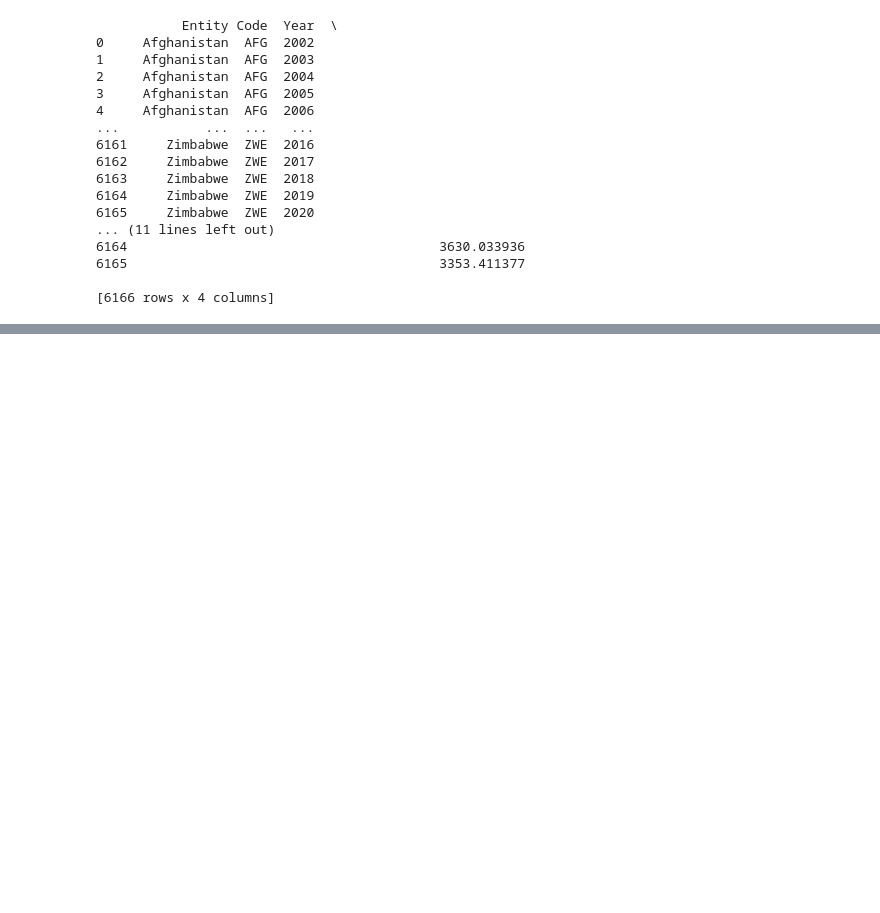
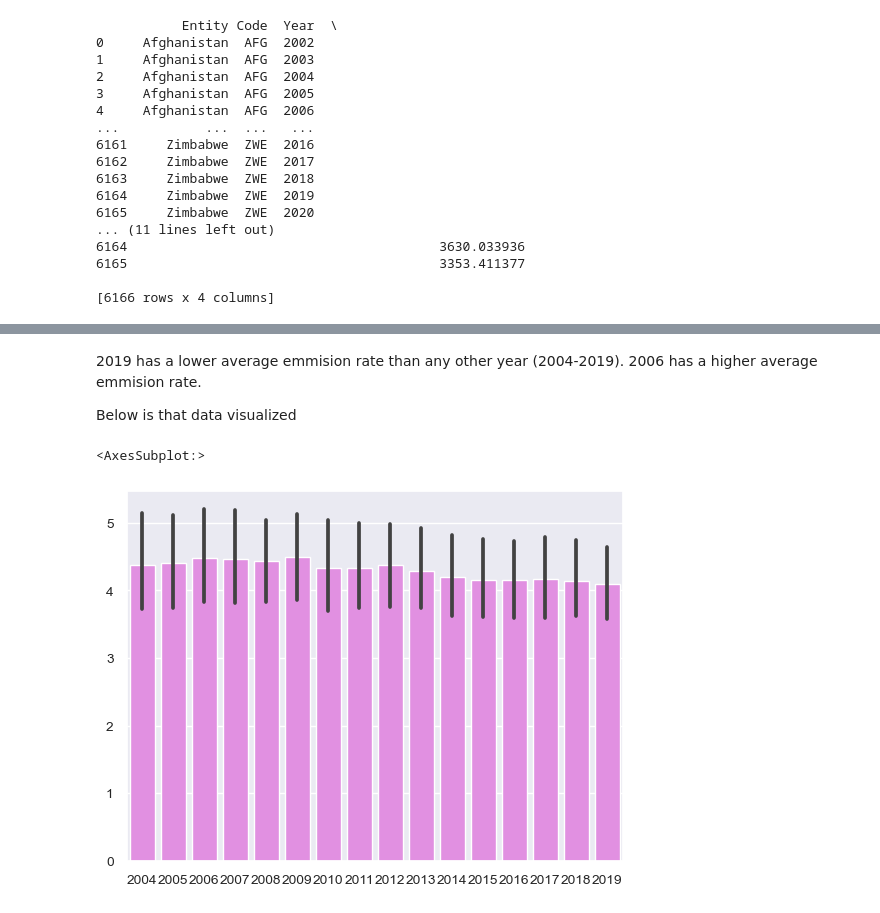
Before and after one commit to ubco-W2022T1-cosc301/project-group42, a Jupyter notebook: notebooks/analysis3.ipynb, the cells around one changed output, grey strips where cells are left out. Saved outputs shown, nothing was run; the diff lists cells and outputs as text; code cells hidden in the pictures; blank space fills up the shorter version.

```diff
--- a/notebooks/analysis3.ipynb
+++ b/notebooks/analysis3.ipynb
@@ -13,8 +11,15 @@ import pandas as pd
+# %%
+import pandas as pd
+import numpy as np
+import seaborn as sns
+import matplotlib.pyplot as plt
+
+sns.set_theme(font_scale=0.9, palette = "rocket")
 # %%
-carbon = pd.read_csv('../data/raw/CO2emissions.csv', skiprows =4)
-carbon = carbon.drop(carbon.columns[[3,4,5,6,7,8,9,10,11,12,13,14,15,16,17,18,19,20,21,22,23,24,25,26,27,28,29,30,31,32,33,34,64,65,66]], axis=1)
+carbonData = pd.read_csv('../data/raw/CO2emissions.csv', skiprows =4)
+carbon = carbonData.drop(carbonData.columns[[3,4,5,6,7,8,9,10,11,12,13,14,15,16,17,18,19,20,21,22,23,24,25,26,27,28,29,30,31,32,33,34,64,65,66]], axis=1)
 
-print(carbonData)
+print(carbon)
 # %% [output]
                     Country Name Country Code  \
 0                          Aruba          ABW
@@ -57,0 +65,5 @@ print(GDP)
+# %%
+Pcarbon = carbon.drop(carbon.columns[[2,3,4,5,6,7,8,9,10,11,12,13,14,15]], axis=1)
+
+#Shows the data for each country for the last 15 years (each country has an equal amount of recorded data)
+Pcarbon.count()
@@ -57,0 +104,10 @@ print(GDP)
+# %% [markdown]
+2019 has a lower average emmision rate than any other year (2004-2019).
+2006 has a higher average emmision rate.
+
+Below is that data visualized
+# %%
+sns.barplot(data=Pcarbon, color = 'violet')
+# %% [output]
+<AxesSubplot:>
+[figure, added]
```
Also changed, not shown: parts of 13 cells of this notebook, 2 other files.
